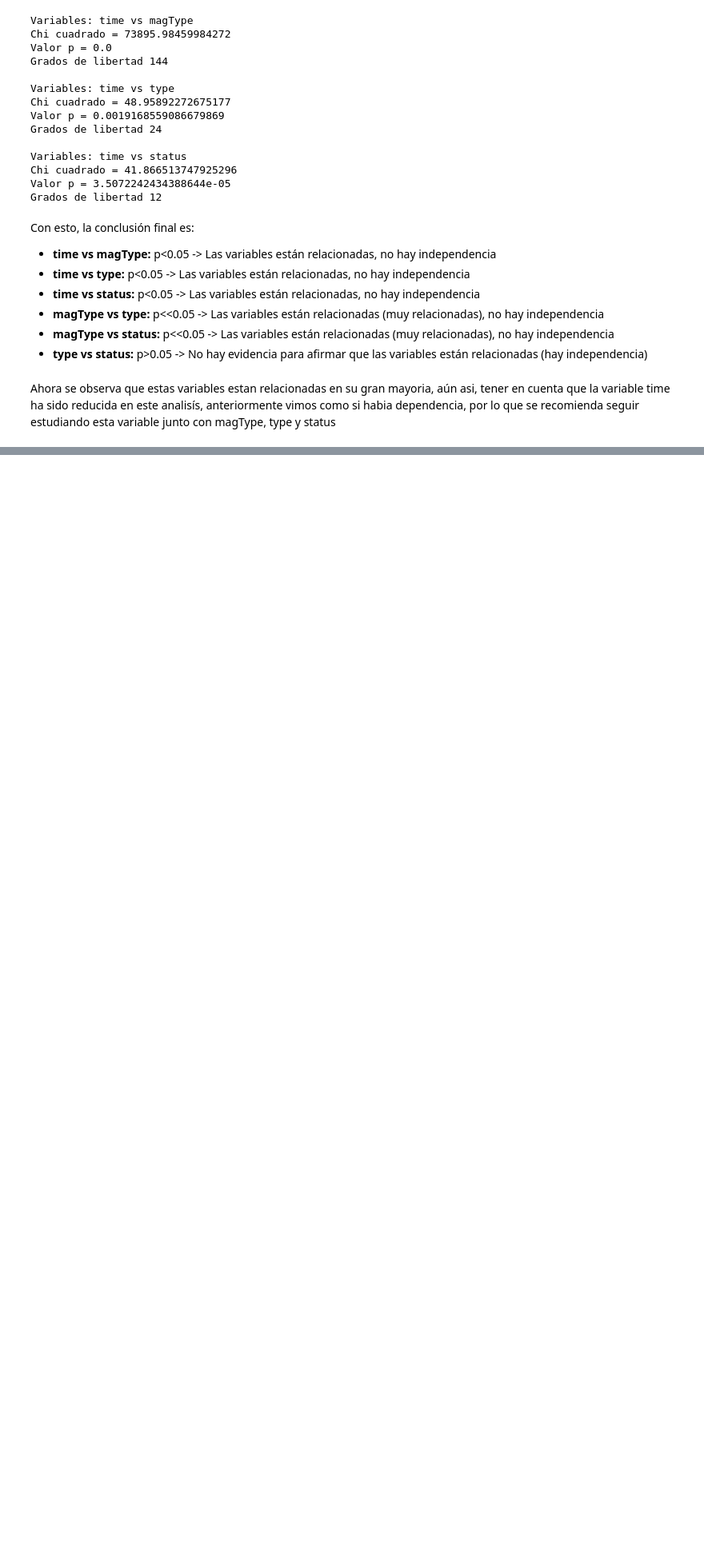
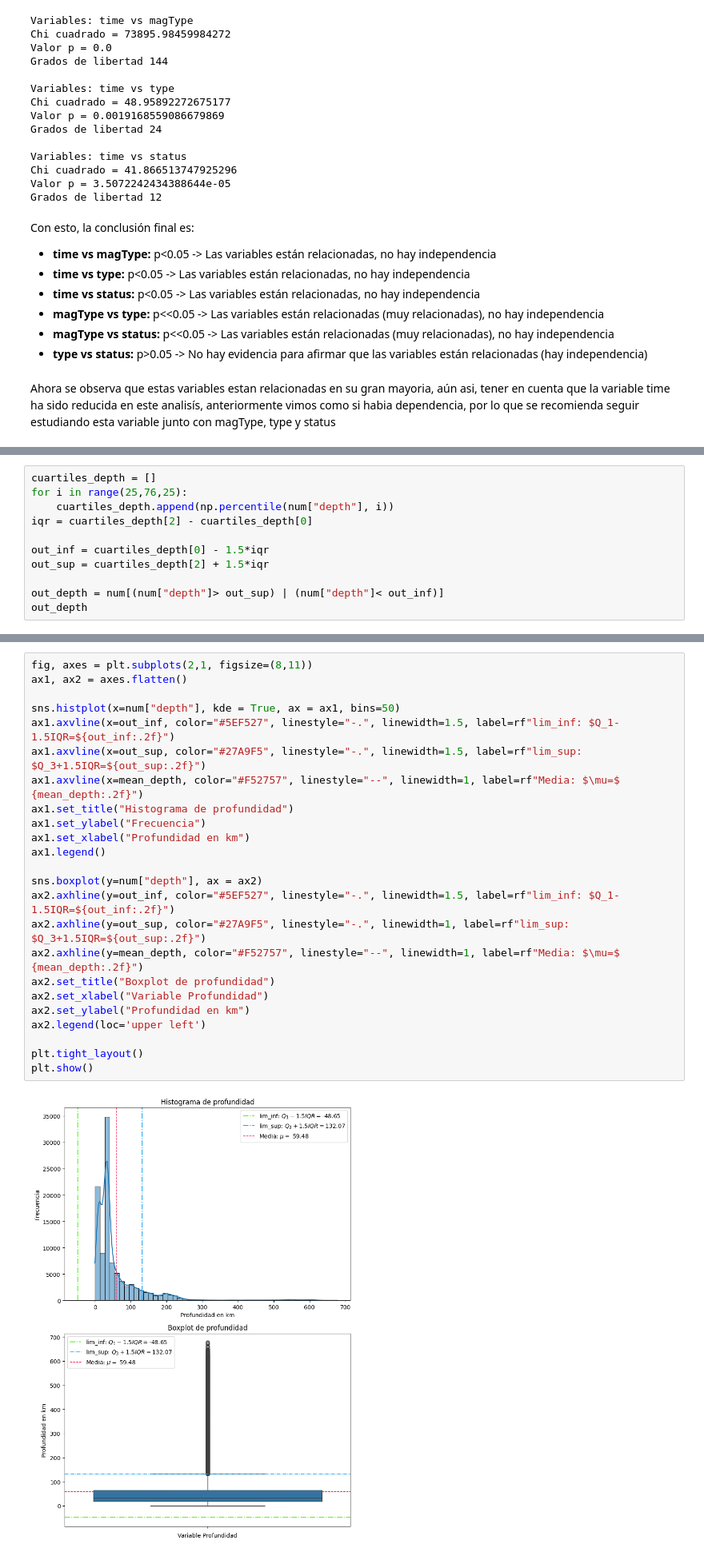
Before and after one commit to SantCorrea802/Repositorio_Curso_Fundamentos_Ciencia_de_Datos, a Jupyter notebook: proyecto_aula/py_Santiago_Correa_Marulanda_01_intro.ipynb, the cells around one changed output, grey strips where cells are left out. Shown at 80% size. Drawn from its saved outputs; the diff is of its cells as text; blank space fills up the shorter version.

```diff
--- a/proyecto_aula/py_Santiago_Correa_Marulanda_01_intro.ipynb
+++ b/proyecto_aula/py_Santiago_Correa_Marulanda_01_intro.ipynb
@@ -508,0 +666,11 @@ Ahora se observa que estas variables estan relacionadas en su gran mayoria, aún
+# %%
+cuartiles_depth = []
+for i in range(25,76,25):
+    cuartiles_depth.append(np.percentile(num["depth"], i))
+iqr = cuartiles_depth[2] - cuartiles_depth[0]
+
+out_inf = cuartiles_depth[0] - 1.5*iqr
+out_sup = cuartiles_depth[2] + 1.5*iqr
+
+out_depth = num[(num["depth"]> out_sup) | (num["depth"]< out_inf)]
+out_depth
@@ -508,0 +693,26 @@ Ahora se observa que estas variables estan relacionadas en su gran mayoria, aún
+# %%
+fig, axes = plt.subplots(2,1, figsize=(8,11))
+ax1, ax2 = axes.flatten()
+
+sns.histplot(x=num["depth"], kde = True, ax = ax1, bins=50)
+ax1.axvline(x=out_inf, color="#5EF527", linestyle="-.", linewidth=1.5, label=rf"lim_inf: $Q_1-1.5IQR=${out_inf:.2f}")
+ax1.axvline(x=out_sup, color="#27A9F5", linestyle="-.", linewidth=1.5, label=rf"lim_sup: $Q_3+1.5IQR=${out_sup:.2f}")
+ax1.axvline(x=mean_depth, color="#F52757", linestyle="--", linewidth=1, label=rf"Media: $\mu=$ {mean_depth:.2f}")
+ax1.set_title("Histograma de profundidad")
+ax1.set_ylabel("Frecuencia")
+ax1.set_xlabel("Profundidad en km")
+ax1.legend()
+
+sns.boxplot(y=num["depth"], ax = ax2)
+ax2.axhline(y=out_inf, color="#5EF527", linestyle="-.", linewidth=1.5, label=rf"lim_inf: $Q_1-1.5IQR=${out_inf:.2f}")
+ax2.axhline(y=out_sup, color="#27A9F5", linestyle="-.", linewidth=1, label=rf"lim_sup: $Q_3+1.5IQR=${out_sup:.2f}")
+ax2.axhline(y=mean_depth, color="#F52757", linestyle="--", linewidth=1, label=rf"Media: $\mu=$ {mean_depth:.2f}")
+ax2.set_title("Boxplot de profundidad")
+ax2.set_xlabel("Variable Profundidad")
+ax2.set_ylabel("Profundidad en km")
+ax2.legend(loc='upper left')
+
+plt.tight_layout()
+plt.show()
+# %% [output]
+[figure, added]
```
Also changed, not shown: parts of 48 cells of this notebook.
